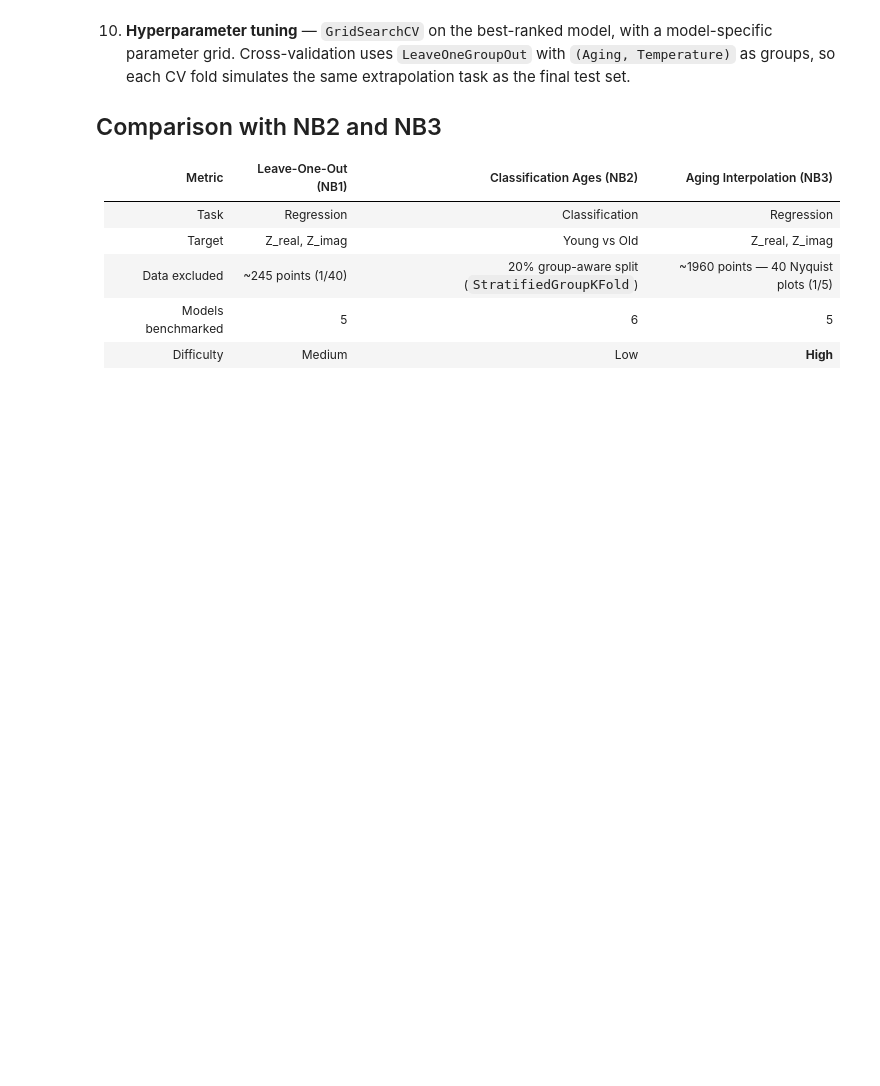
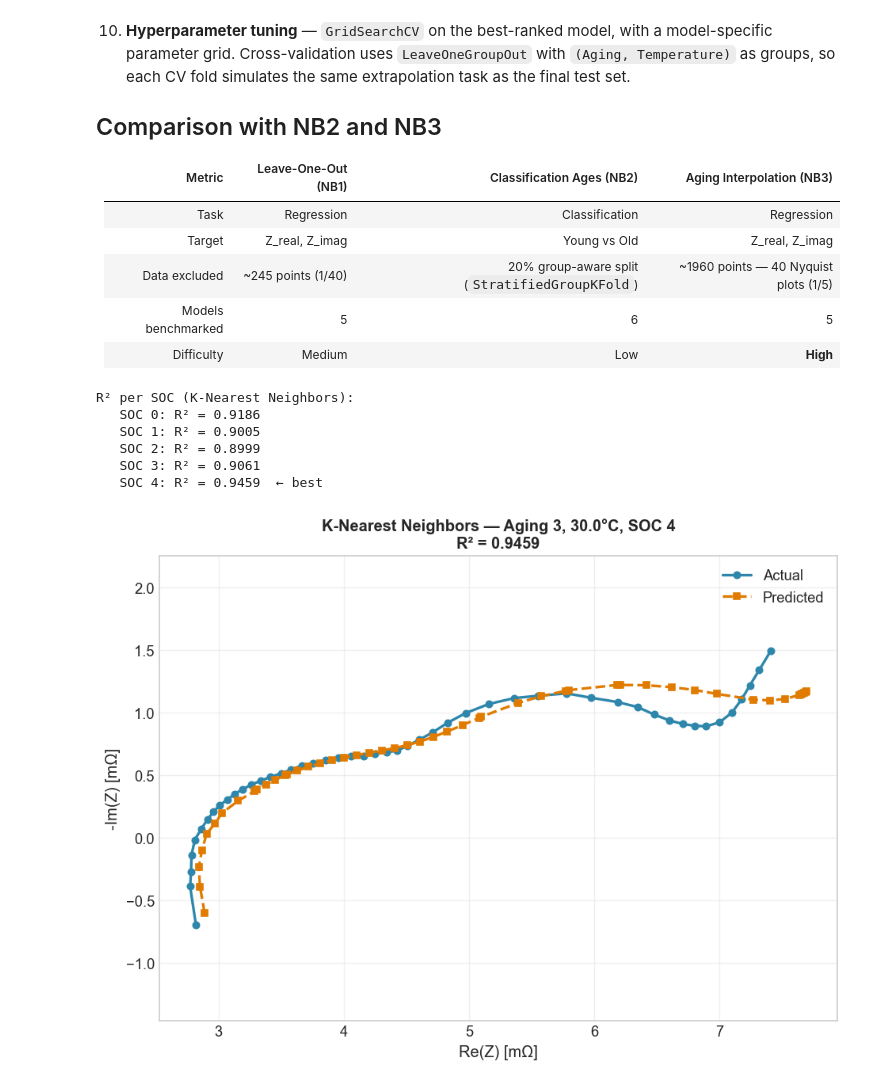
Before and after one commit to marcosoldani/ml_LiBs_project, a Jupyter notebook: notebooks/1_LeaveOneOut.ipynb, the cells around one changed output. Saved outputs shown, nothing was run; the diff lists cells and outputs as text; code cells hidden in the pictures; blank space fills up the shorter version.

```diff
--- a/notebooks/1_LeaveOneOut.ipynb
+++ b/notebooks/1_LeaveOneOut.ipynb
@@ -790,3 +790,66 @@ else:
 | Data excluded | ~245 points (1/40) | 20% group-aware split (`StratifiedGroupKFold`) | ~1960 points — 40 Nyquist plots (1/5) |
 | Models benchmarked | 5 | 6 | 5 |
 | Difficulty | Medium | Low | **High** |
+# %%
+# --- KNN SOC PREDICTION CURVE (per slide presentazione) ---
+from sklearn.metrics import r2_score
+
+# Forza KNN invece del best model automatico
+MODEL_TO_PLOT = "K-Nearest Neighbors"   # <-- adatta al nome esatto nella dict `predictions`
+knn_pred = predictions[MODEL_TO_PLOT]
+
+# 1) Calcola R² medio (Re/Im) per ogni SOC
+soc_list = sorted(df_test['SOC'].unique())
+soc_r2 = {}
+for soc in soc_list:
+    mask = df_test['SOC'].values == soc
+    r2 = (
+        r2_score(y_test[mask, 0], knn_pred[mask, 0])
+        + r2_score(y_test[mask, 1], knn_pred[mask, 1])
+    ) / 2
+    soc_r2[soc] = r2
+
+# 2) Auto-pick del SOC migliore (puoi forzarlo manualmente: SOC_TO_PLOT = 2)
+SOC_TO_PLOT = max(soc_r2, key=soc_r2.get)
+
+print(f"R² per SOC ({MODEL_TO_PLOT}):")
+for soc, r2 in sorted(soc_r2.items()):
+    flag = "  ← best" if soc == SOC_TO_PLOT else ""
+    print(f"   SOC {soc}: R² = {r2:.4f}{flag}")
+
+# 3) Plot della singola curva selezionata
+mask = df_test['SOC'].values == SOC_TO_PLOT
+
+fig, ax = plt.subplots(figsize=(8, 6))
+ax.plot(
+    y_test[mask, 0], y_test[mask, 1],
+    marker='o', markersize=5, linewidth=2,
+    color='#2E86AB', label='Actual'
+)
+ax.plot(
+    knn_pred[mask, 0], knn_pred[mask, 1],
+    marker='s', markersize=5, linewidth=2,
+    linestyle='--', color='#E07B00', label='Predicted'
+)
+
+ax.set_xlabel('Re(Z) [mΩ]', fontsize=12)
+ax.set_ylabel('-Im(Z) [mΩ]', fontsize=12)
+ax.set_title(
+    f'{MODEL_TO_PLOT} — Aging {EXCLUDED_AGING}, {EXCLUDED_TEMP}°C, SOC {SOC_TO_PLOT}\n'
+    f'R² = {soc_r2[SOC_TO_PLOT]:.4f}',
+    fontweight='bold'
+)
+ax.legend(fontsize=11, loc='best')
+ax.set_aspect('equal', adjustable='datalim')
+ax.grid(alpha=0.3)
+
+plt.tight_layout()
+plt.show()
+# %% [output]
+R² per SOC (K-Nearest Neighbors):
+   SOC 0: R² = 0.9186
+   SOC 1: R² = 0.9005
+   SOC 2: R² = 0.8999
+   SOC 3: R² = 0.9061
+   SOC 4: R² = 0.9459  ← best
+[figure, added]
```
Also changed, not shown: parts of 3 cells of this notebook, 9 other files.
